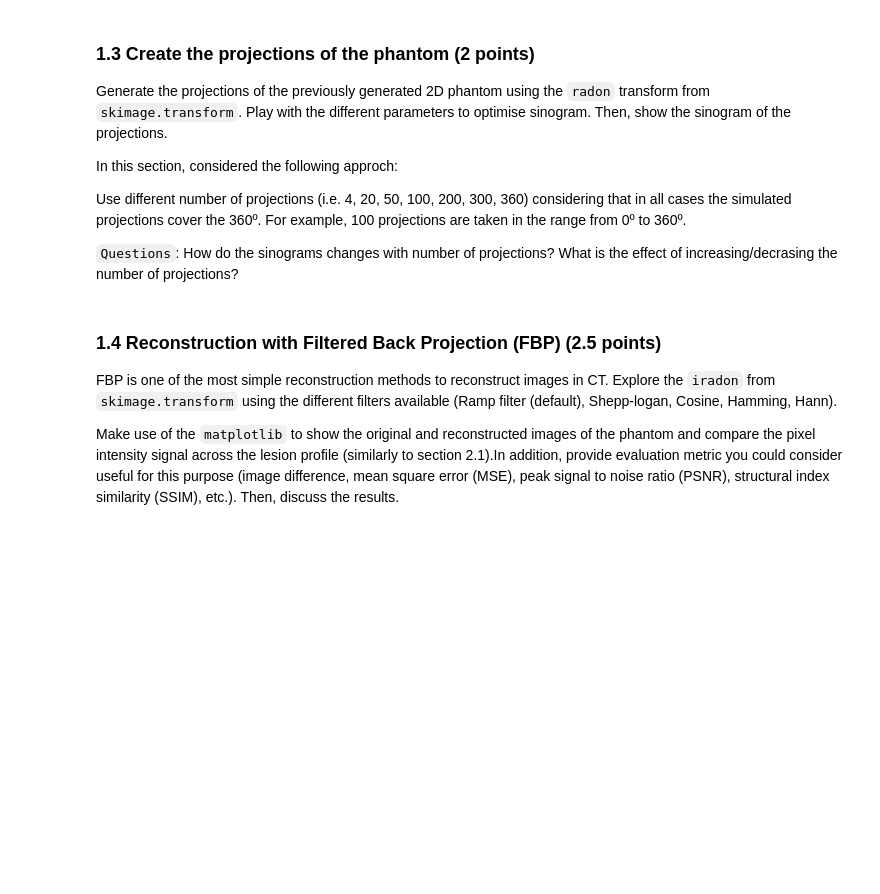
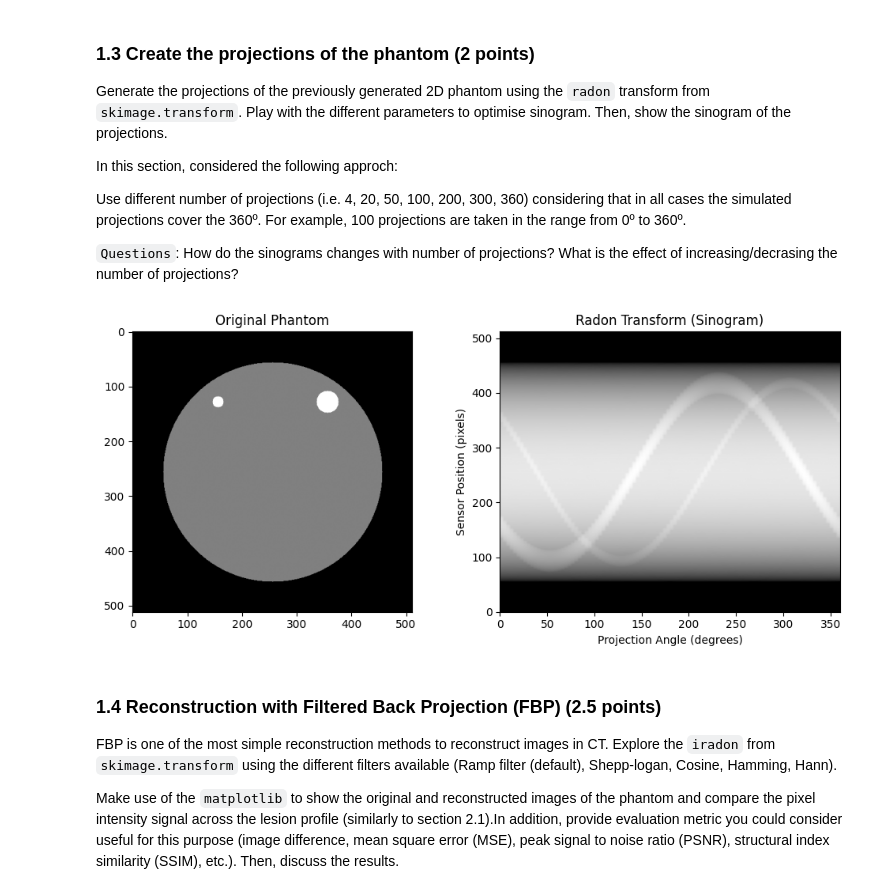
Before and after one commit to sacumesh/medical-imagining-labs, a Jupyter notebook: P1/P1-MI-CT_Reconstruction.ipynb, the cells around one changed output. Saved outputs shown, nothing was run; the diff lists cells and outputs as text; code cells hidden in the pictures; blank space fills up the shorter version.

```diff
--- a/P1/P1-MI-CT_Reconstruction.ipynb
+++ b/P1/P1-MI-CT_Reconstruction.ipynb
@@ -393,3 +467,38 @@ Use different number of projections (i.e. 4, 20, 50, 100, 200, 300, 360) conside
+# %%
+from skimage.transform import radon
+
+# Configuration parameters
+n_projections = 100
+theta = np.linspace(0.0, 360.0, n_projections, endpoint=True)
+
+# Compute the forward Radon transform (sinogram)
+sinogram = radon(phantom, theta=theta)
+
+# Visualize the original phantom alongside its sinogram
+fig, (ax1, ax2) = plt.subplots(1, 2, figsize=(10, 4.5))
+
+# Original Phantom Plot
+ax1.set_title("Original Phantom")
+ax1.imshow(phantom, cmap='gray')
+ax1.axis('on')
+
+# Sinogram Plot
+ax2.set_title("Radon Transform (Sinogram)")
+ax2.set_xlabel("Projection Angle (degrees)")
+ax2.set_ylabel("Sensor Position (pixels)")
+
+# Display sinogram with projection angles properly mapped on the x-axis
+im = ax2.imshow(
+    sinogram,
+    cmap='gray',
+    extent=(0.0, 360.0, 0, sinogram.shape[0]),
+    aspect='auto'
+)
+
+plt.tight_layout()
+plt.show()
+# %% [output]
+[figure, added]
 # %% [markdown]
 ### 1.4 Reconstruction with Filtered Back Projection (FBP) (2.5 points)
 
```
Also changed, not shown: parts of 5 cells of this notebook.
